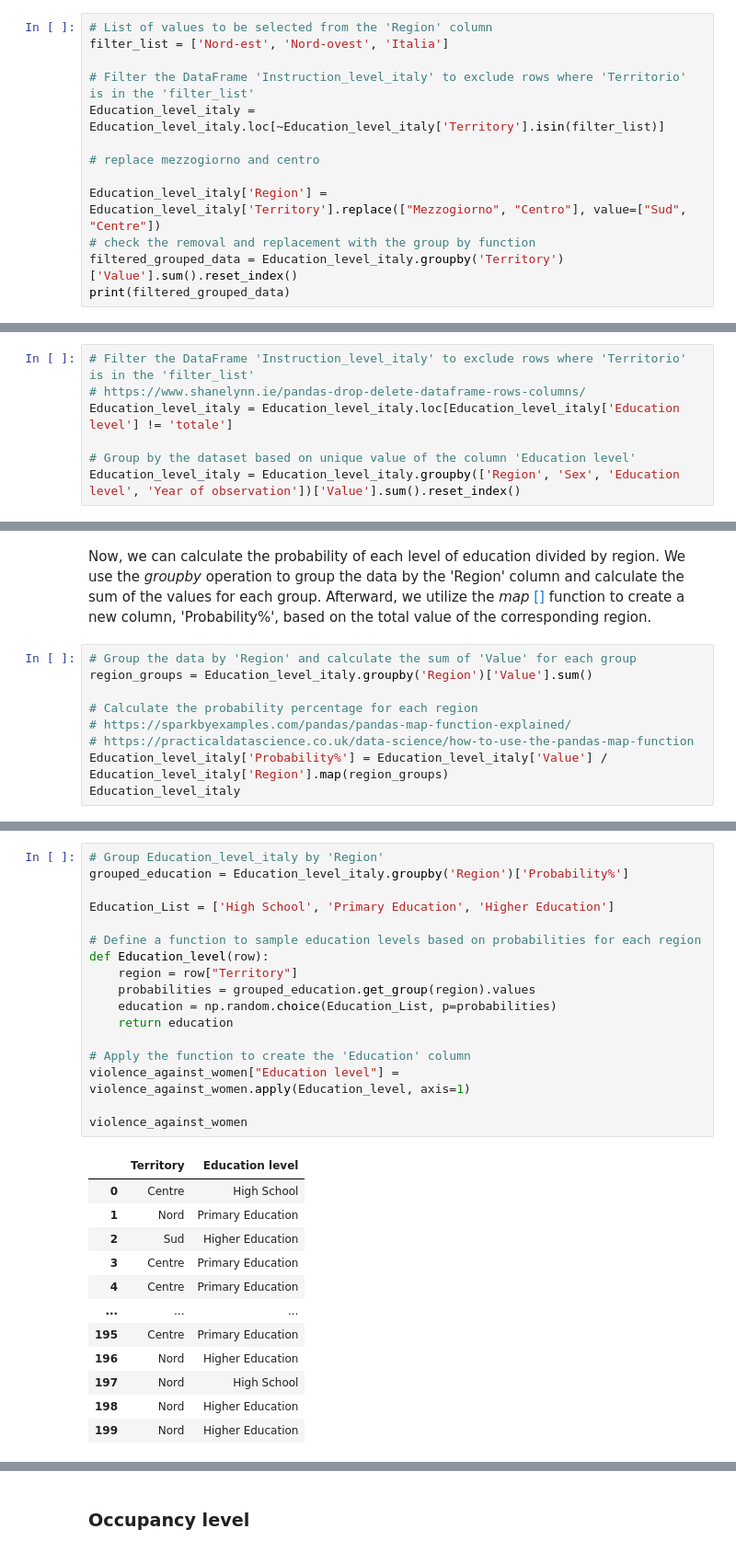
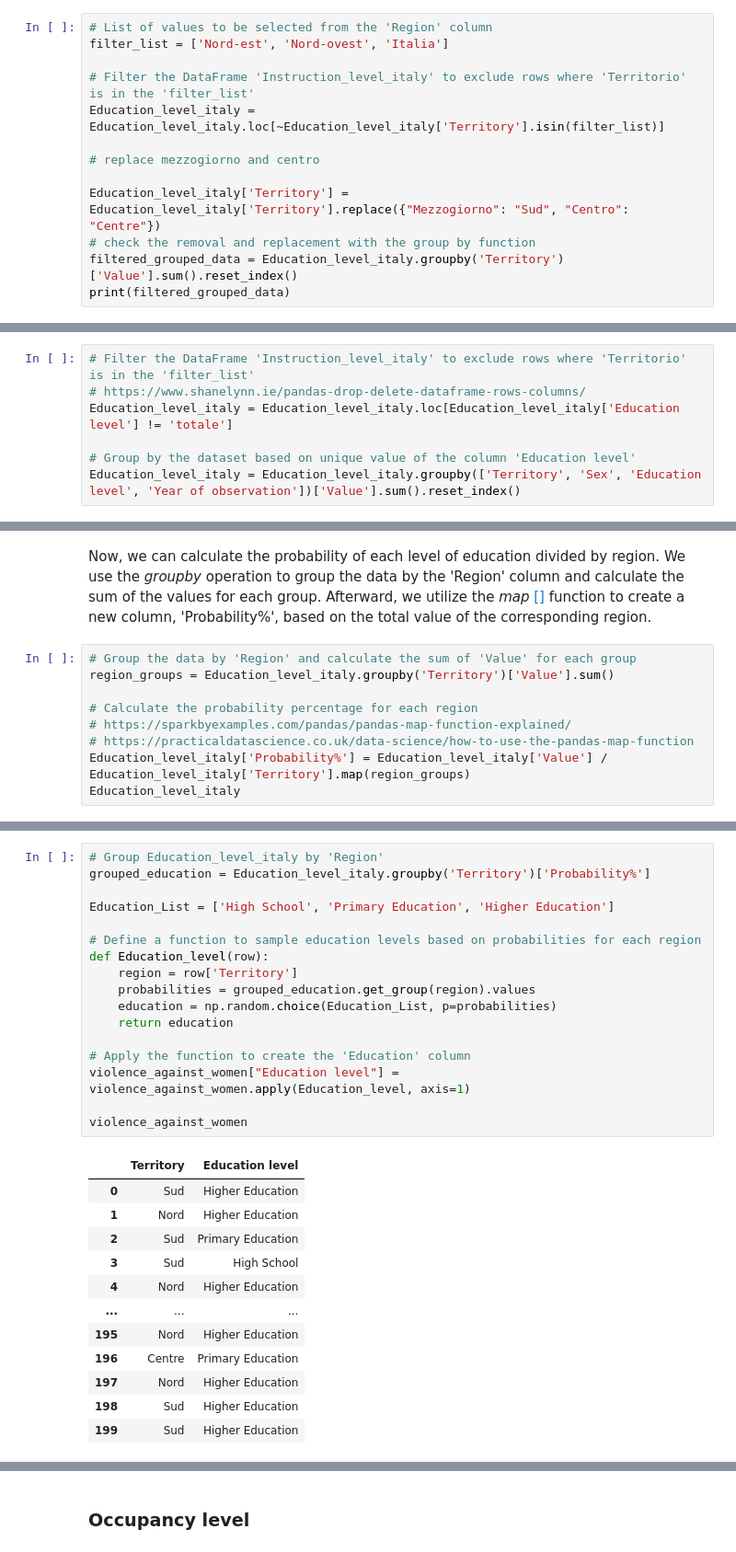
Before and after one commit to Cecilia8989/PfDA_Assignement, a Jupyter notebook: PfDA_Project_1.ipynb, the cells around one changed output, grey strips where cells are left out. Shown: that part at 92% size. Cells and saved outputs as stored; diff of their text form.

```diff
--- a/PfDA_Project_1.ipynb
+++ b/PfDA_Project_1.ipynb
@@ -413,7 +413,7 @@ Education_level_italy = Education_level_italy.loc[~Education_level_italy['Territ
 
 # replace mezzogiorno and centro
 
-Education_level_italy['Region'] = Education_level_italy['Territory'].replace(["Mezzogiorno", "Centro"], value=["Sud", "Centre"])
+Education_level_italy['Territory'] = Education_level_italy['Territory'].replace({"Mezzogiorno": "Sud", "Centro": "Centre"})
 # check the removal and replacement with the group by function
 filtered_grouped_data = Education_level_italy.groupby('Territory')['Value'].sum().reset_index()
 print(filtered_grouped_data)
@@ -461,7 +461,7 @@ The removal will be done using the .loc function  [[]](https://www.shanelynn.ie/
 Education_level_italy = Education_level_italy.loc[Education_level_italy['Education level'] != 'totale']
 
 # Group by the dataset based on unique value of the column 'Education level'
-Education_level_italy = Education_level_italy.groupby(['Region', 'Sex', 'Education level', 'Year of observation'])['Value'].sum().reset_index()
+Education_level_italy = Education_level_italy.groupby(['Territory', 'Sex', 'Education level', 'Year of observation'])['Value'].sum().reset_index()
 # %% [markdown]
 Now we can split the datases on three different dataset, one for each region.
 # %%
@@ -485,11 +485,11 @@ Index(['Region', 'Sex', 'Education level', 'Year of observation', 'Value'], dtyp
 Now, we can calculate the probability of each level of education divided by region. We use the *groupby* operation to group the data by the 'Region' column and calculate the sum of the values for each group. Afterward, we utilize the *map* [[]](https://www.geeksforgeeks.org/python-map-function/) function to create a new column, 'Probability%', based on the total value of the corresponding region.
 # %%
 # Group the data by 'Region' and calculate the sum of 'Value' for each group
-region_groups = Education_level_italy.groupby('Region')['Value'].sum()
+region_groups = Education_level_italy.groupby('Territory')['Value'].sum()
 
 # Calculate the probability percentage for each region
 # https://sparkbyexamples.com/pandas/pandas-map-function-explained/
 # https://practicaldatascience.co.uk/data-science/how-to-use-the-pandas-map-function
-Education_level_italy['Probability%'] = Education_level_italy['Value'] / Education_level_italy['Region'].map(region_groups)
+Education_level_italy['Probability%'] = Education_level_italy['Value'] / Education_level_italy['Territory'].map(region_groups)
 Education_level_italy
 # %% [output]
@@ -505,34 +505,34 @@ Education_level_italy
 | 8 | Sud | Female | Primary Education | 2020 | 15972.930 | 0.504829 |
 # %%
 # Group Education_level_italy by 'Region'
-grouped_education = Education_level_italy.groupby('Region')['Probability%']
+grouped_education = Education_level_italy.groupby('Territory')['Probability%']
 
 Education_List = ['High School', 'Primary Education', 'Higher Education']
 
 # Define a function to sample education levels based on probabilities for each region
 def Education_level(row):
-    region = row["Territory"]
+    region = row['Territory']
     probabilities = grouped_education.get_group(region).values
     education = np.random.choice(Education_List, p=probabilities)
     return education
 
 # Apply the function to create the 'Education' column
 violence_against_women["Education level"] = violence_against_women.apply(Education_level, axis=1)
 
 violence_against_women
 # %% [output]
 |  | Territory | Education level |
-| 0 | Centre | High School |
-| 1 | Nord | Primary Education |
-| 2 | Sud | Higher Education |
-| 3 | Centre | Primary Education |
-| 4 | Centre | Primary Education |
+| 0 | Sud | Higher Education |
+| 1 | Nord | Higher Education |
+| 2 | Sud | Primary Education |
+| 3 | Sud | High School |
+| 4 | Nord | Higher Education |
 | ... | ... | ... |
-| 195 | Centre | Primary Education |
-| 196 | Nord | Higher Education |
-| 197 | Nord | High School |
-| 198 | Nord | Higher Education |
-| 199 | Nord | Higher Education |
+| 195 | Nord | Higher Education |
+| 196 | Centre | Primary Education |
+| 197 | Nord | Higher Education |
+| 198 | Sud | Higher Education |
+| 199 | Sud | Higher Education |
 200 rows × 2 columns
 # %% [markdown]
 ### Occupancy level
```
Also changed, not shown: parts of 31 cells of this notebook, 1 other file.
